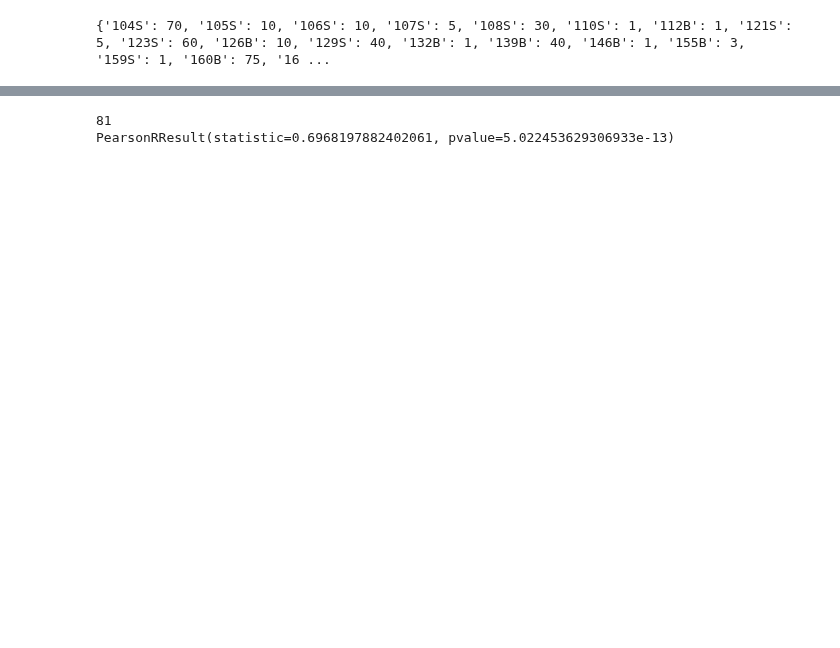
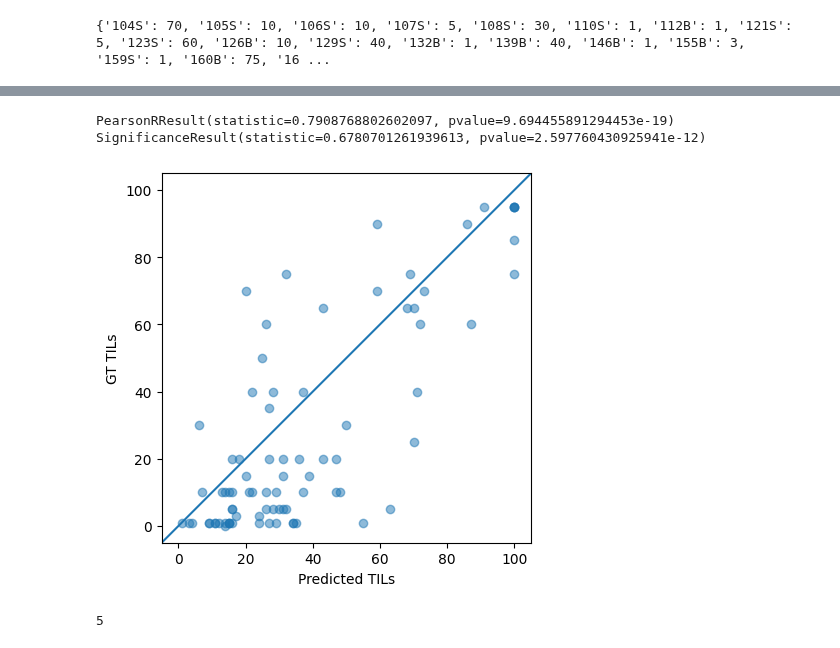
Before and after one commit to Jiaqi-Lv/TIAger-Torch, a Jupyter notebook: eval_til_score.ipynb, the cells around one changed output, grey strips where cells are left out. Drawn from its saved outputs; the diff is of its cells as text; code cells hidden in the pictures; blank space fills up the shorter version.

```diff
--- a/eval_til_score.ipynb
+++ b/eval_til_score.ipynb
@@ -86,13 +87,58 @@ print(pred_til_score_dict)
-# %%
-print(len(pred_til_score_dict))
-
-pred_tils = []
-true_tils = []
-for slide_id in pred_til_score_dict.keys():
-    pred_tils.append(pred_til_score_dict[slide_id])
-    true_tils.append(til_score_dict[slide_id])
-
-print(scipy.stats.pearsonr(true_tils, pred_tils))
-# %% [output]
-81
-PearsonRResult(statistic=0.6968197882402061, pvalue=5.022453629306933e-13)
+# %%
+with open("tf_tils.json", "r") as file:
+    tf_til_score_dict = json.load(file)
+print(len(tf_til_score_dict))
+
+tf_pred_tils = []
+true_tils = []
+for slide_id in tf_til_score_dict.keys():
+    tf_pred_tils.append(tf_til_score_dict[slide_id])
+    true_tils.append(gt_til_score_dict[slide_id])
+
+print(scipy.stats.pearsonr(true_tils, tf_pred_tils))
+print(scipy.stats.spearmanr(true_tils, tf_pred_tils))
+
+plt.scatter(tf_pred_tils, true_tils)
+plt.xlabel("TF Predicted TILs")
+plt.ylabel("Ground Truth")
+plt.show()
+# %%
+til_score_dir = "output/tils"
+pred_tils = []
+tf_tils = []
+gt_tils = []
+for score_file in os.listdir(til_score_dir):
+    slide_id = os.path.splitext(score_file)[0]
+
+    file = open(os.path.join(til_score_dir, score_file), "r")
+    score = file.read()
+    file.close()
+
+    # if tf_til_score_dict.get(slide_id) is not None:
+    pred_tils.append(int(score))
+    gt_tils.append(gt_til_score_dict[slide_id])
+    # tf_tils.append(tf_til_score_dict[slide_id])
+
+    # print(f"{slide_id}, torch_pred={score}, gt={gt_til_score_dict[slide_id]}")
+
+print(scipy.stats.pearsonr(pred_tils, gt_tils))
+print(scipy.stats.spearmanr(pred_tils, gt_tils))
+# plt.scatter(pred_tils, gt_tils, alpha=0.5)
+plt.scatter(pred_tils, gt_tils, alpha=0.5)
+plt.xlim(-5, 105)
+plt.ylim(-5, 105)
+ax = plt.gca()
+ax.set_aspect("equal", adjustable="box")
+# plt.scatter(pred_tils, tf_tils)
+plt.axline((0, 0), (100, 100))
+plt.xlabel("Predicted TILs")
+plt.ylabel("GT TILs")
+plt.show()
+# %% [output]
+PearsonRResult(statistic=0.7908768802602097, pvalue=9.694455891294453e-19)
+SignificanceResult(statistic=0.6780701261939613, pvalue=2.597760430925941e-12)
+[figure, added]
+# %%
+dist_to_px(2.3, 0.5)
+# %% [output]
+5
```
Also changed, not shown: parts of 4 cells of this notebook, 9 other files.
